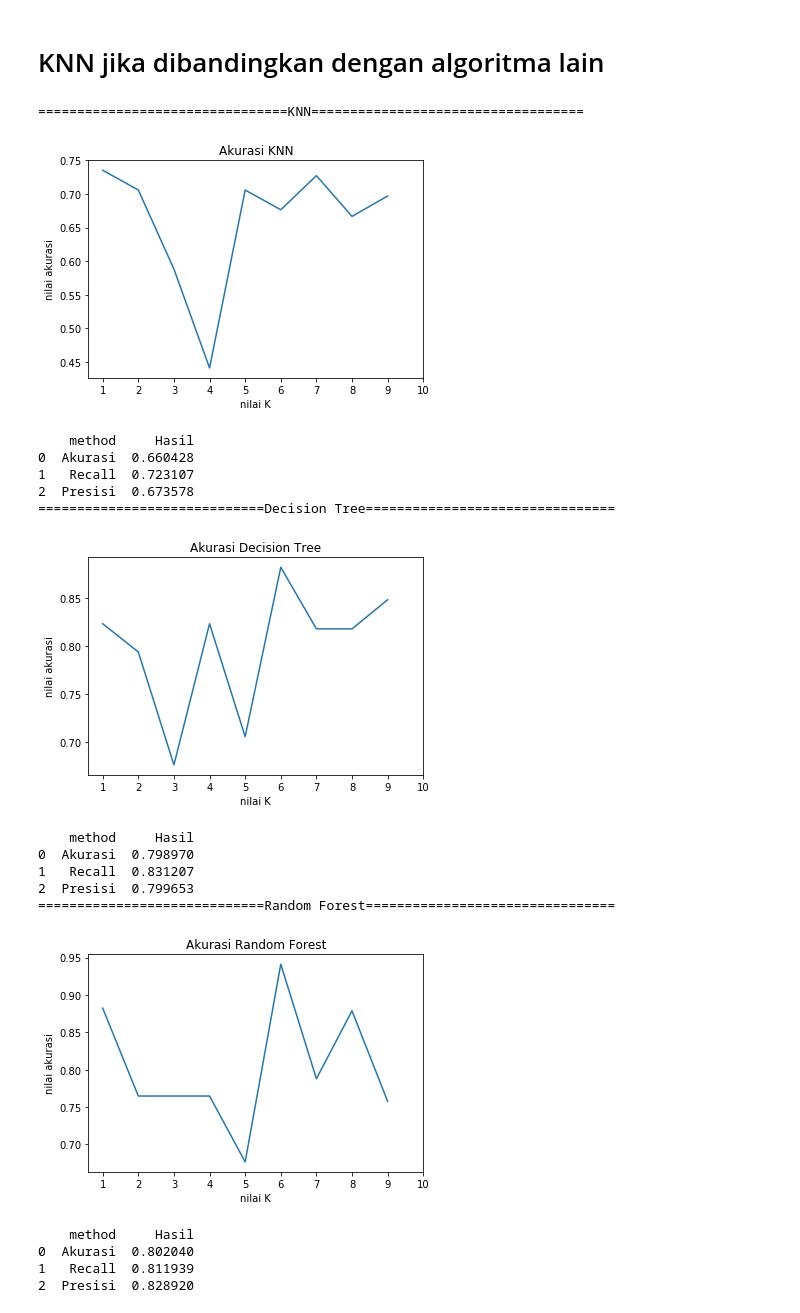
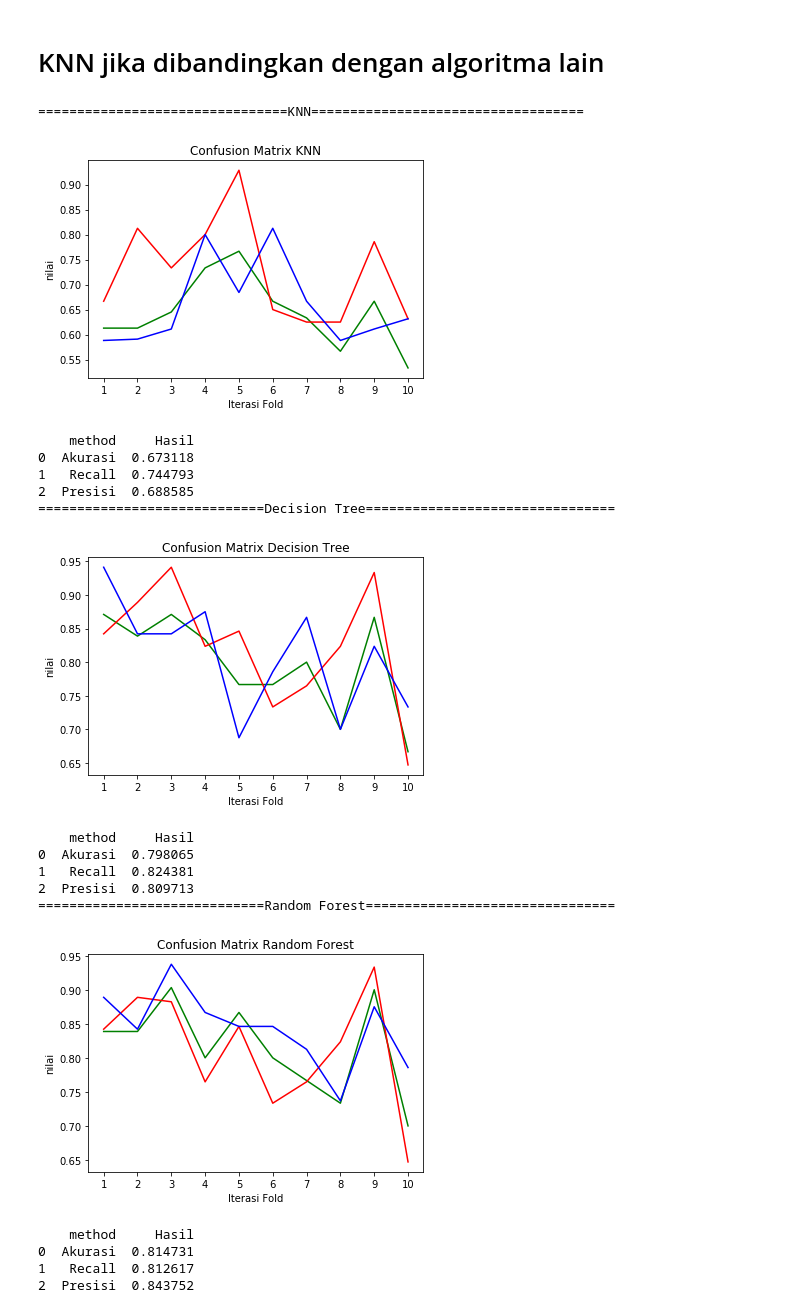
Before and after one commit to safhiram/FP-KK, a Jupyter notebook: KNN Explore.ipynb, the cells around one changed output. Cells and saved outputs as stored; diff of their text form; code cells hidden in the pictures.

```diff
--- a/KNN Explore.ipynb
+++ b/KNN Explore.ipynb
@@ -185,10 +188,12 @@ for i in range(5,11):
         recalll.append(recall)
 
     print("Saat K-Fold = ",i)
-    plt.title('Akurasi')
-    plt.plot(akurasii)
-    plt.ylabel('nilai akurasi')
-    plt.xlabel('nilai K')
+    plt.title('Confusion Matrix untuk setiap Pembagian Data Split')
+    plt.plot(akurasii,color='green' ,label = 'Akurasi')
+    plt.plot(recalll,color='red' ,label = 'Recall')
+    plt.plot(presisii,color='blue' ,label = 'Presisi')
+    plt.ylabel('Nilai')
+    plt.xlabel('Iterasi Fold')
     plt.xticks(np.arange(10),('1','2','3','4','5','6','7','8','9','10'))
     plt.show()
 
@@ -256,7 +261,10 @@ Saat K-Fold =  10
 # KNN
 # %%
 from sklearn.model_selection import KFold
-for i in range(5,10):
+from sklearn.ensemble import RandomForestClassifier
+from sklearn.tree import DecisionTreeClassifier
+
+for i in range(5,11):
     kf = KFold(n_splits = i, shuffle=True)
     kf.get_n_splits(data_scaled, target)
     akurasii1=[]
@@ -318,10 +326,12 @@ for i in range(5,10):
         recalll3.append(recall)
 
 print("================================KNN===================================")
-plt.title('Akurasi KNN')
-plt.plot(akurasii1)
-plt.ylabel('nilai akurasi')
-plt.xlabel('nilai K')
+plt.title('Confusion Matrix KNN')
+plt.plot(akurasii,color='green' ,label = 'Akurasi')
+plt.plot(recalll,color='red' ,label = 'Recall')
+plt.plot(presisii,color='blue' ,label = 'Presisi')
+plt.ylabel('nilai')
+plt.xlabel('Iterasi Fold')
 plt.xticks(np.arange(10),('1','2','3','4','5','6','7','8','9','10'))
 plt.show()
 
@@ -337,10 +347,12 @@ benchmark_df = pd.DataFrame.from_dict(benchmark1)
 print(benchmark_df)
 
 print("=============================Decision Tree================================")
-plt.title('Akurasi Decision Tree')
-plt.plot(akurasii2)
-plt.ylabel('nilai akurasi')
-plt.xlabel('nilai K')
+plt.title('Confusion Matrix Decision Tree')
+plt.plot(akurasii2,color='green' ,label = 'Akurasi')
+plt.plot(recalll2,color='red' ,label = 'Recall')
+plt.plot(presisii2,color='blue' ,label = 'Presisi')
+plt.ylabel('nilai')
+plt.xlabel('Iterasi Fold')
 plt.xticks(np.arange(10),('1','2','3','4','5','6','7','8','9','10'))
 plt.show()
 
@@ -348,47 +360,49 @@ benchmark2 = {
     'method' : ['Akurasi', 'Recall', 'Presisi'],
     'Hasil' : [
         np.around(np.mean(akurasii2), decimals=10),
         np.around(np.mean(recalll2), decimals=10),
         np.around(np.mean(presisii2), decimals=10),
     ],
 }
 benchmark_df = pd.DataFrame.from_dict(benchmark2)
 print(benchmark_df)
 
 print("=============================Random Forest================================")
-plt.title('Akurasi Random Forest')
-plt.plot(akurasii3)
-plt.ylabel('nilai akurasi')
-plt.xlabel('nilai K')
+plt.title('Confusion Matrix Random Forest')
+plt.plot(akurasii3,color='green' ,label = 'Akurasi')
+plt.plot(recalll3,color='red' ,label = 'Recall')
+plt.plot(presisii3,color='blue' ,label = 'Presisi')
+plt.ylabel('nilai')
+plt.xlabel('Iterasi Fold')
 plt.xticks(np.arange(10),('1','2','3','4','5','6','7','8','9','10'))
 plt.show()
 
 benchmark3 = {
     'method' : ['Akurasi', 'Recall', 'Presisi'],
     'Hasil' : [
         np.around(np.mean(akurasii3), decimals=10),
         np.around(np.mean(recalll3), decimals=10),
         np.around(np.mean(presisii3), decimals=10),
     ],
 }
 benchmark_df = pd.DataFrame.from_dict(benchmark3)
 print(benchmark_df)
 # %% [output]
 ================================KNN===================================
-[figure, old version]
+[figure, new version]
     method     Hasil
-0  Akurasi  0.660428
-1   Recall  0.723107
-2  Presisi  0.673578
+0  Akurasi  0.673118
+1   Recall  0.744793
+2  Presisi  0.688585
 =============================Decision Tree================================
-[figure, old version]
+[figure, new version]
     method     Hasil
-0  Akurasi  0.798970
-1   Recall  0.831207
-2  Presisi  0.799653
+0  Akurasi  0.798065
+1   Recall  0.824381
+2  Presisi  0.809713
 =============================Random Forest================================
-[figure, old version]
+[figure, new version]
     method     Hasil
-0  Akurasi  0.802040
-1   Recall  0.811939
-2  Presisi  0.828920
+0  Akurasi  0.814731
+1   Recall  0.812617
+2  Presisi  0.843752
```
Also changed, not shown: parts of 3 cells of this notebook.
